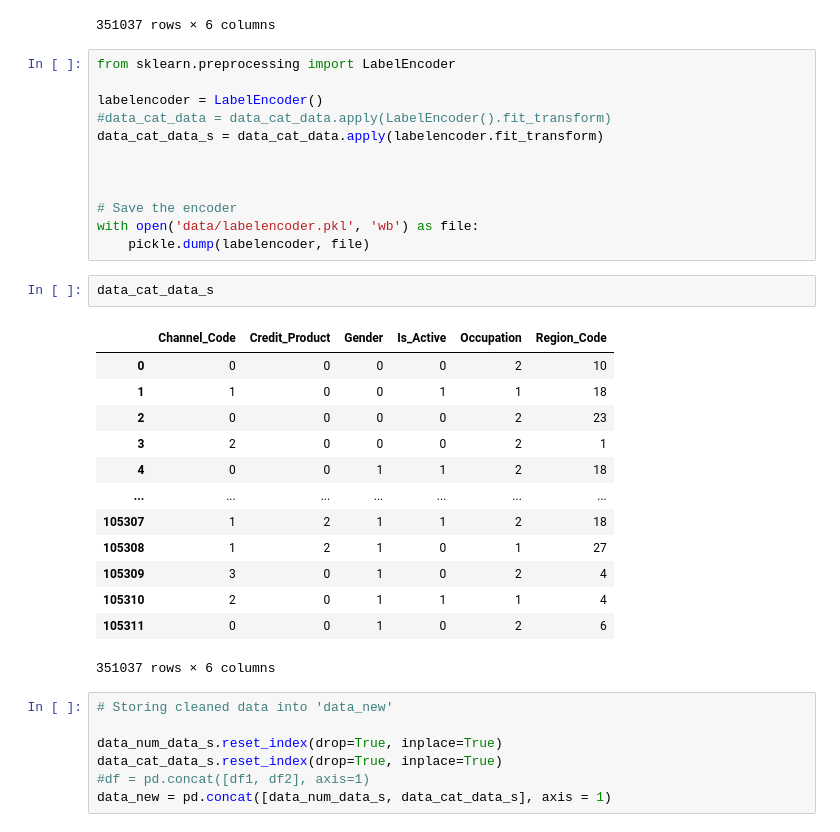
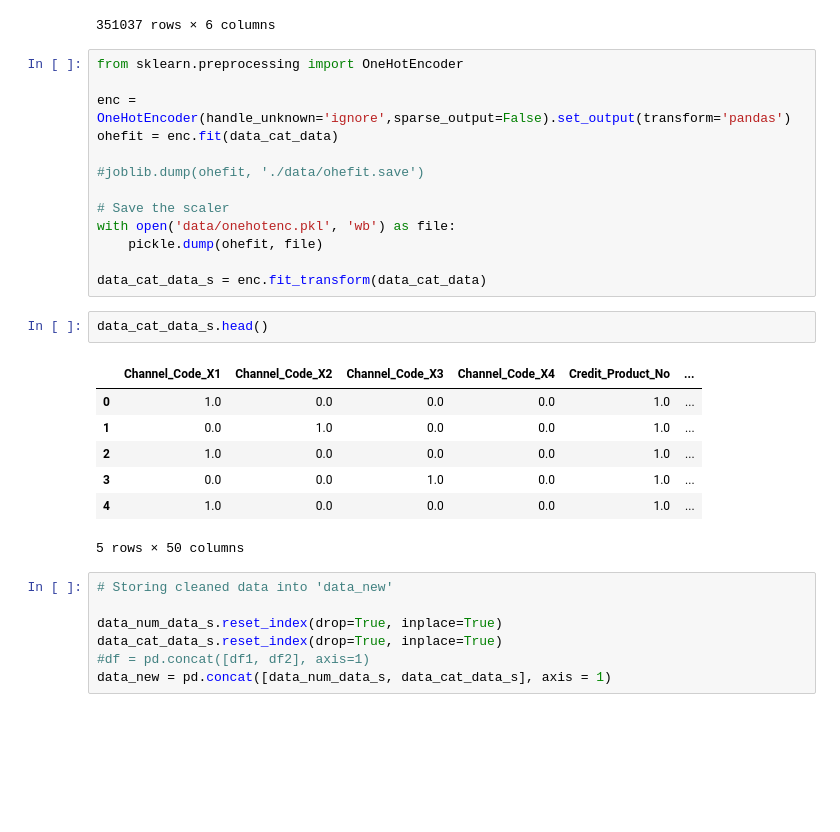
Before and after one commit to jvprosser/cc-cross-sell, a Jupyter notebook: cc-lead-pred-noeda-auc-score-90.ipynb, the cells around one changed output. Saved outputs shown, nothing was run; the diff lists cells and outputs as text; blank space fills up the shorter version.

Commit message:
working with one-hot-encoding instead of labelencoder

```diff
--- a/cc-lead-pred-noeda-auc-score-90.ipynb
+++ b/cc-lead-pred-noeda-auc-score-90.ipynb
@@ -365,34 +367,29 @@ data_cat_data
 | 105310 | X3 | No | Male | Yes | Other | RG254 |
 | 105311 | X1 | No | Male | No | Salaried | RG256 |
 351037 rows × 6 columns
-# %%
-from sklearn.preprocessing import LabelEncoder
-
-labelencoder = LabelEncoder()
-#data_cat_data = data_cat_data.apply(LabelEncoder().fit_transform)
-data_cat_data_s = data_cat_data.apply(labelencoder.fit_transform)
-
-
-
-# Save the encoder
-with open('data/labelencoder.pkl', 'wb') as file:
-    pickle.dump(labelencoder, file)
+# %%
+from sklearn.preprocessing import OneHotEncoder
+
+enc = OneHotEncoder(handle_unknown='ignore',sparse_output=False).set_output(transform='pandas')
+ohefit = enc.fit(data_cat_data)
+
+#joblib.dump(ohefit, './data/ohefit.save')
+
+# Save the scaler
+with open('data/onehotenc.pkl', 'wb') as file:
+    pickle.dump(ohefit, file)
+
+data_cat_data_s = enc.fit_transform(data_cat_data)
 # %%
-data_cat_data_s
+data_cat_data_s.head()
 # %% [output]
-|  | Channel_Code | Credit_Product | Gender | Is_Active | Occupation | Region_Code |
-| 0 | 0 | 0 | 0 | 0 | 2 | 10 |
-| 1 | 1 | 0 | 0 | 1 | 1 | 18 |
-| 2 | 0 | 0 | 0 | 0 | 2 | 23 |
-| 3 | 2 | 0 | 0 | 0 | 2 | 1 |
-| 4 | 0 | 0 | 1 | 1 | 2 | 18 |
-| ... | ... | ... | ... | ... | ... | ... |
-| 105307 | 1 | 2 | 1 | 1 | 2 | 18 |
-| 105308 | 1 | 2 | 1 | 0 | 1 | 27 |
-| 105309 | 3 | 0 | 1 | 0 | 2 | 4 |
-| 105310 | 2 | 0 | 1 | 1 | 1 | 4 |
-| 105311 | 0 | 0 | 1 | 0 | 2 | 6 |
+|  | Channel_Code_X1 | Channel_Code_X2 | Channel_Code_X3 | Channel_Code_X4 | Credit_Product_No | ... |
+| 0 | 1.0 | 0.0 | 0.0 | 0.0 | 1.0 | ... |
+| 1 | 0.0 | 1.0 | 0.0 | 0.0 | 1.0 | ... |
+| 2 | 1.0 | 0.0 | 0.0 | 0.0 | 1.0 | ... |
+| 3 | 0.0 | 0.0 | 1.0 | 0.0 | 1.0 | ... |
+| 4 | 1.0 | 0.0 | 0.0 | 0.0 | 1.0 | ... |
-351037 rows × 6 columns
+5 rows × 50 columns
 # %%
 # Storing cleaned data into 'data_new'
 
```
Also changed, not shown: parts of 26 cells of this notebook, 1 other file.
